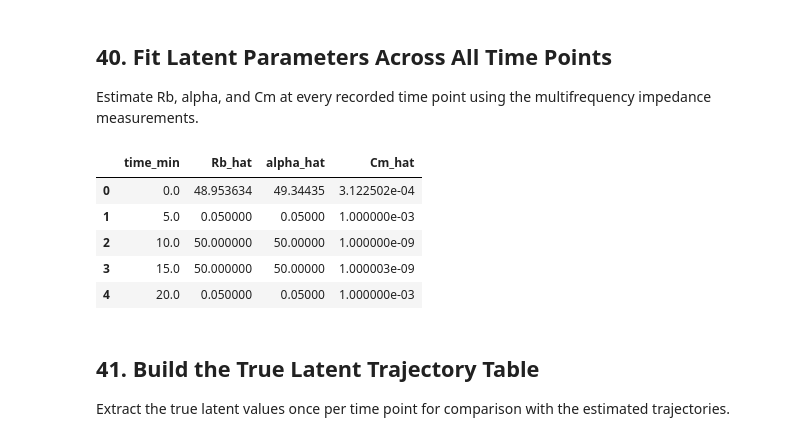
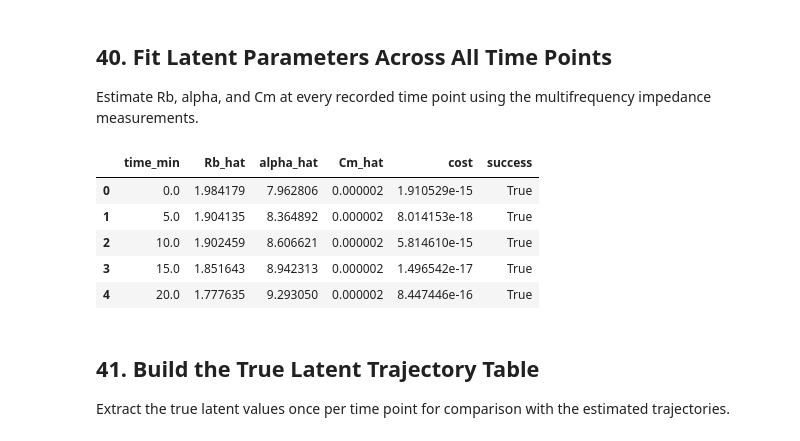
Before and after one commit to DanyaLeyva/ECIS-drug-timing-analysis, a Jupyter notebook: notebooks/ECIS_analysis.ipynb, the cells around one changed output. Saved outputs shown, nothing was run; the diff lists cells and outputs as text; code cells hidden in the pictures.

```diff
--- a/notebooks/ECIS_analysis.ipynb
+++ b/notebooks/ECIS_analysis.ipynb
@@ -819,19 +819,29 @@ def ecis_forward(omega, Rb, alpha, Cm, Rs=50.0):
 def fit_theta_single_time(freqs, Zobs):
     def residuals(x):
         Rb, alpha, Cm = x
-        Zfit = np.array([ecis_forward(2*np.pi*f, Rb, alpha, Cm) for f in freqs])
-        return np.concatenate([(Zfit.real - Zobs.real), (Zfit.imag - Zobs.imag)])
+
+        Zfit = np.array([
+            ecis_forward_impedance(2 * np.pi * f, Rb, alpha, Cm)
+            for f in freqs
+        ])
+
+        return np.concatenate([
+            Zfit.real - Zobs.real,
+            Zfit.imag - Zobs.imag
+        ])
 
     out = least_squares(
         residuals,
-        x0=[2, 8, 2e-6],
-        bounds=([0.05, 0.05, 1e-9], [50, 50, 1e-3])
+        x0=[1.5, 10.0, 1e-6],
+        bounds=([0.001, 1.0, 1e-10], [3.0, 50.0, 5e-6])
     )
 
     return {
         "Rb": out.x[0],
         "alpha": out.x[1],
-        "Cm": out.x[2]
+        "Cm": out.x[2],
+        "cost": out.cost,
+        "success": out.success
     }
 # %% [markdown]
 ## 36. Simulate One Physics-Based Pilot Well
@@ -844,6 +854,7 @@ df_phys = simulate_ecis_physics_run(
     dose_B=10,
     lag_hr=6,
     order="A_then_B",
+    noise_sd = 0,
     random_state=101
 )
 df_phys.head()
@@ -908,30 +957,32 @@ Estimate Rb, alpha, and Cm at every recorded time point using the multifrequency
 # %%
 estimated_rows = []
 
 for t in sorted(df_phys["time_min"].unique()):
     df_t = df_phys[df_phys["time_min"] == t].sort_values("frequency_hz")
 
     freqs = df_t["frequency_hz"].values
     Zobs = df_t["Zreal"].values + 1j * df_t["Zimag"].values
 
     theta_hat = fit_theta_single_time(freqs, Zobs)
 
     estimated_rows.append({
         "time_min": t,
         "Rb_hat": theta_hat["Rb"],
         "alpha_hat": theta_hat["alpha"],
-        "Cm_hat": theta_hat["Cm"]
+        "Cm_hat": theta_hat["Cm"],
+        "cost": theta_hat["cost"],
+        "success": theta_hat["success"]
     })
 
 estimated_df = pd.DataFrame(estimated_rows)
 estimated_df.head()
 # %% [output]
-|  | time_min | Rb_hat | alpha_hat | Cm_hat |
-| 0 | 0.0 | 48.953634 | 49.34435 | 3.122502e-04 |
-| 1 | 5.0 | 0.050000 | 0.05000 | 1.000000e-03 |
-| 2 | 10.0 | 50.000000 | 50.00000 | 1.000000e-09 |
-| 3 | 15.0 | 50.000000 | 50.00000 | 1.000003e-09 |
-| 4 | 20.0 | 0.050000 | 0.05000 | 1.000000e-03 |
+|  | time_min | Rb_hat | alpha_hat | Cm_hat | cost | success |
+| 0 | 0.0 | 1.984179 | 7.962806 | 0.000002 | 1.910529e-15 | True |
+| 1 | 5.0 | 1.904135 | 8.364892 | 0.000002 | 8.014153e-18 | True |
+| 2 | 10.0 | 1.902459 | 8.606621 | 0.000002 | 5.814610e-15 | True |
+| 3 | 15.0 | 1.851643 | 8.942313 | 0.000002 | 1.496542e-17 | True |
+| 4 | 20.0 | 1.777635 | 9.293050 | 0.000002 | 8.447446e-16 | True |
 # %% [markdown]
 ## 41. Build the True Latent Trajectory Table
 Extract the true latent values once per time point for comparison with the estimated trajectories.
```
Also changed, not shown: parts of 33 cells of this notebook.
